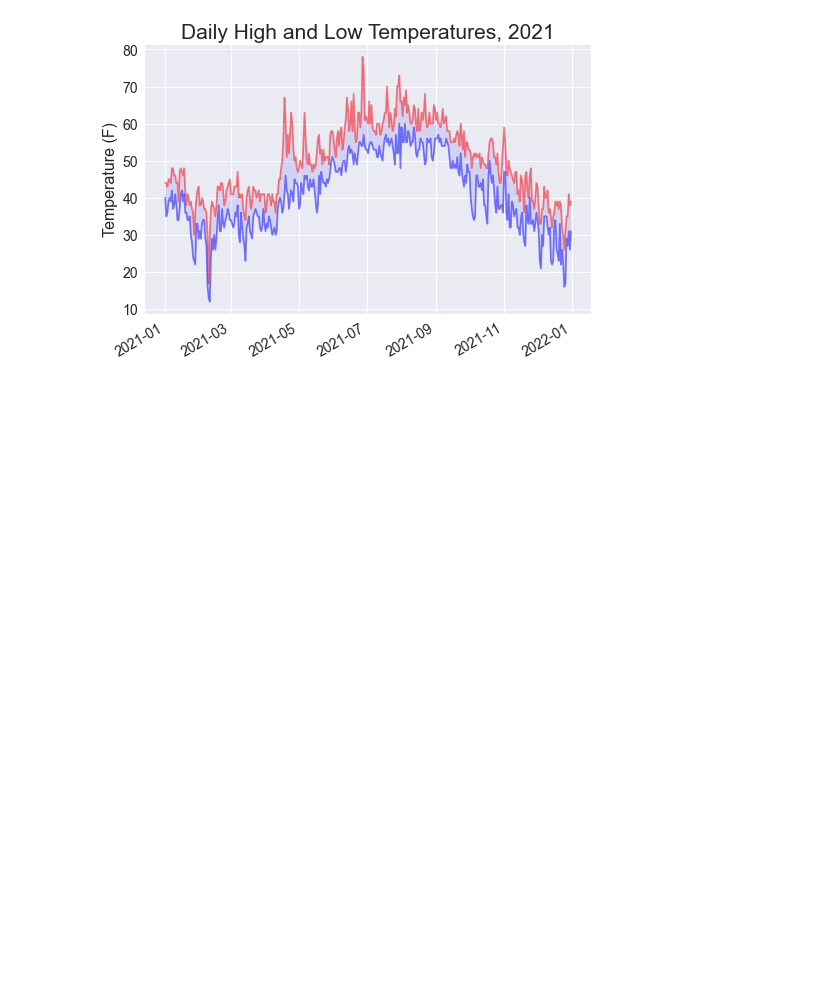
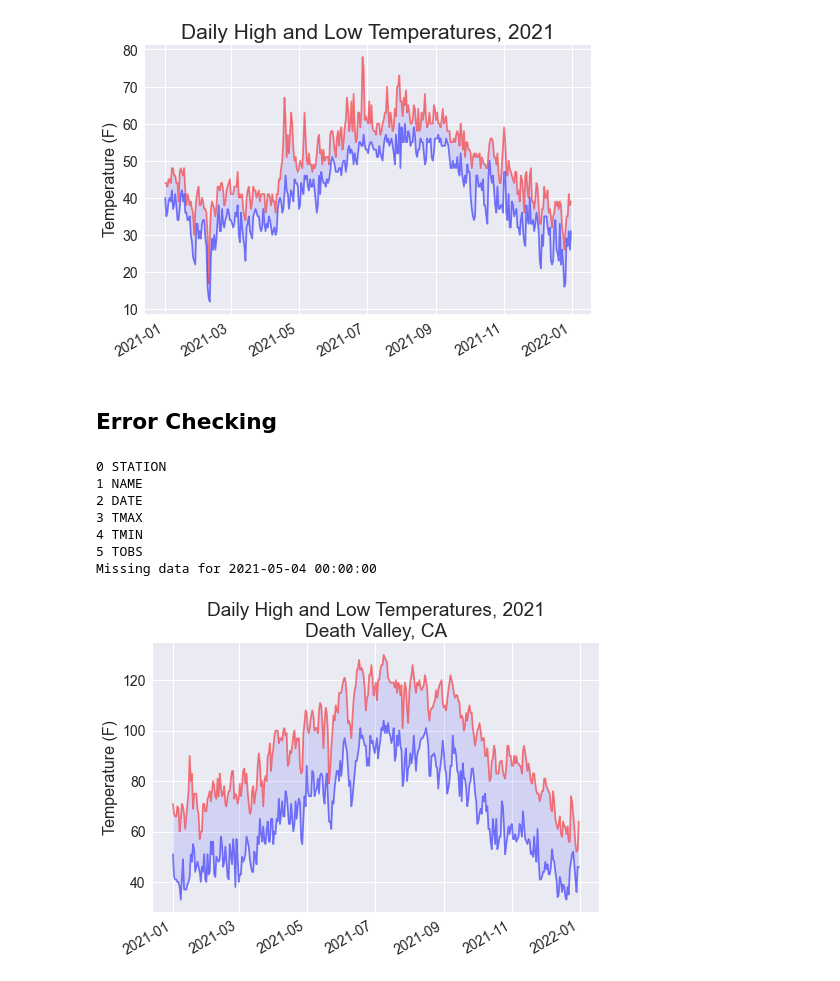
Before and after one commit to fidelysla/data_visualization, a Jupyter notebook: sitka_weather.ipynb, the cells around one changed output. Cells and saved outputs as stored; diff of their text form; code cells hidden in the pictures; blank space fills up the shorter version.

Commit message:
update files for improved functionality and organization and upload data file

```diff
--- a/sitka_weather.ipynb
+++ b/sitka_weather.ipynb
@@ -15,8 +15,8 @@ header_row = next(reader)
 
 # print(header_row)
 
-# for index, column_header in enumerate(header_row):
-#     print(index, column_header)
+for index, column_header in enumerate(header_row):
+    print(index, column_header)
 
 # Extract dates and high temperatures.
 dates, highs = [], []
@@ -83,3 +89,61 @@ ax.tick_params(labelsize=14)
 plt.show()
 # %% [output]
 [figure]
+# %% [markdown]
+## Error Checking
+# %%
+# death_valley_highs_lows.py
+
+from pathlib import Path
+import csv
+
+path = Path('weather_data/death_valley_2021_simple.csv')
+lines = path.read_text().splitlines()
+
+reader = csv.reader(lines)
+header_row = next(reader)
+
+for index, column_header in enumerate(header_row):
+    print(index, column_header)
+
+# Extract dates and high temperatures.
+dates, highs, lows = [], [], []
+
+for row in reader:
+    current_date = datetime.strptime(row[2], '%Y-%m-%d')
+    try:
+        high = int(row[3])
+        low = int(row[4])
+    except ValueError:
+        print(f"Missing data for {current_date}")
+    else:
+        dates.append(current_date)
+        highs.append(high)
+        lows.append(low)
+
+# Plot the high and low temperatures.
+plt.style.use('seaborn-v0_8')
+
+fig, ax = plt.subplots()
+ax.plot(dates, highs, color='red', alpha=0.5)
+ax.plot(dates, lows, color='blue', alpha=0.5)
+ax.fill_between(dates, highs, lows, facecolor='blue', alpha=0.1)
+
+# Format plot.
+title = "Daily High and Low Temperatures, 2021\nDeath Valley, CA"
+ax.set_title(title, fontsize=19)
+ax.set_xlabel('', fontsize=15)
+fig.autofmt_xdate()  # Draws date labels diagonally to prevent overlap.
+ax.set_ylabel("Temperature (F)", fontsize=16)
+ax.tick_params(labelsize=14)
+
+plt.show()
+# %% [output]
+0 STATION
+1 NAME
+2 DATE
+3 TMAX
+4 TMIN
+5 TOBS
+Missing data for 2021-05-04 00:00:00
+[figure, added]
```
Also changed, not shown: parts of 1 cell of this notebook, 1 other file.
